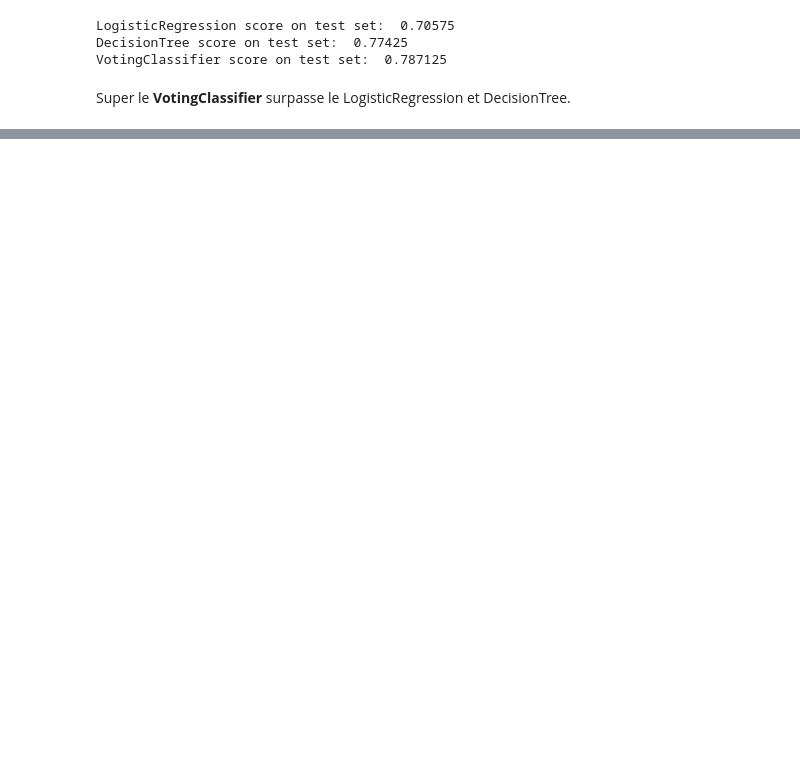
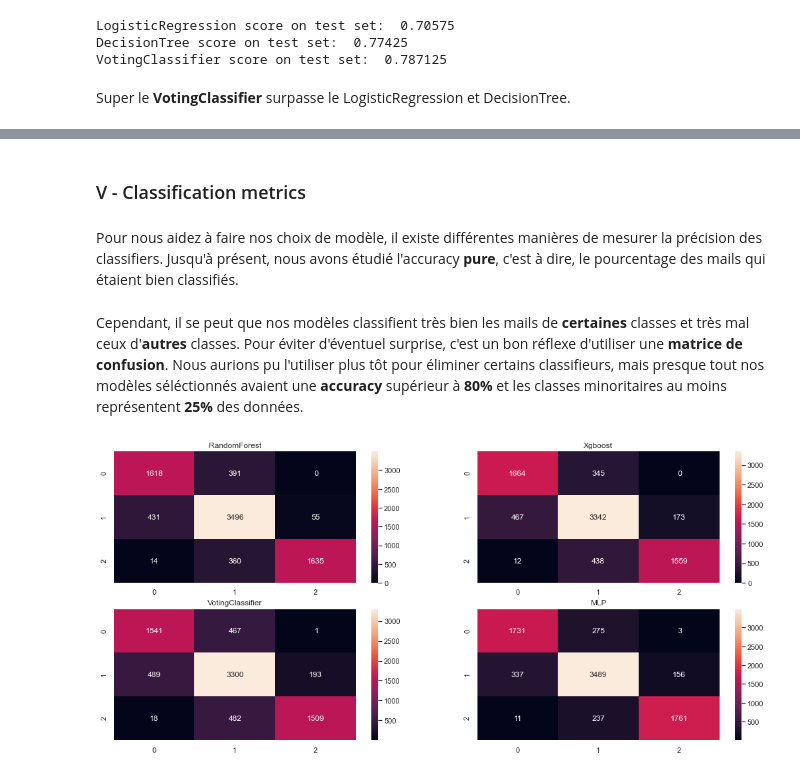
Before and after one commit to baptiste-mouton/ig4_dataScienceProject, a Jupyter notebook: supervised.ipynb, the cells around one changed output, grey strips where cells are left out. Cells and saved outputs as stored; diff of their text form; code cells hidden in the pictures; blank space fills up the shorter version.

```diff
--- a/supervised.ipynb
+++ b/supervised.ipynb
@@ -737,0 +766,36 @@ result_validation
+# %% [markdown]
+<h3>V - Classification metrics</h3>
+# %% [markdown]
+Pour nous aidez à faire nos choix de modèle, il existe différentes manières de mesurer la précision des classifiers. Jusqu'à présent, nous avons étudié l'accuracy <b>pure</b>, c'est à dire, le pourcentage des mails qui étaient bien classifiés.
+# %% [markdown]
+Cependant, il se peut que nos modèles classifient très bien les mails de <b>certaines</b> classes et très mal ceux d'<b>autres</b> classes. Pour éviter d'éventuel surprise, c'est un bon réflexe d'utiliser une <b>matrice de confusion</b>. Nous aurions pu l'utiliser plus tôt pour éliminer certains classifieurs, mais presque tout nos modèles séléctionnés avaient une <b>accuracy</b> supérieur à <b>80%</b> et les classes minoritaires au moins représentent <b>25%</b> des données.
+# %%
+matrices = []
+for key, model in models_tunes.items():
+    if(key == "MLP"):
+        y_pred = model.predict_classes(X_test)
+        matrices.append((key,confusion_matrix(y_test, y_pred)))
+
+    elif(key == "Adaboost"):
+        None
+    else:
+        y_pred = model.predict(X_test)
+
+        matrices.append((key,confusion_matrix(y_test, y_pred)))
+# %%
+f,ax=plt.subplots(2,2,figsize=(18,8))
+
+sns.heatmap(matrices[0][1], annot=True, fmt='2.0f', ax=ax[0][0])
+ax[0][0].set_title(matrices[0][0])
+
+sns.heatmap(matrices[1][1], annot=True, fmt='2.0f', ax=ax[0][1])
+ax[0][1].set_title(matrices[1][0])
+
+sns.heatmap(matrices[2][1], annot=True, fmt='2.0f', ax=ax[1][0])
+ax[1][0].set_title(matrices[2][0])
+
+sns.heatmap(matrices[3][1], annot=True, fmt='2.0f', ax=ax[1][1])
+ax[1][1].set_title(matrices[3][0])
+plt.show()
+# %% [output]
+[figure, added]
```
Also changed, not shown: parts of 59 cells of this notebook.
